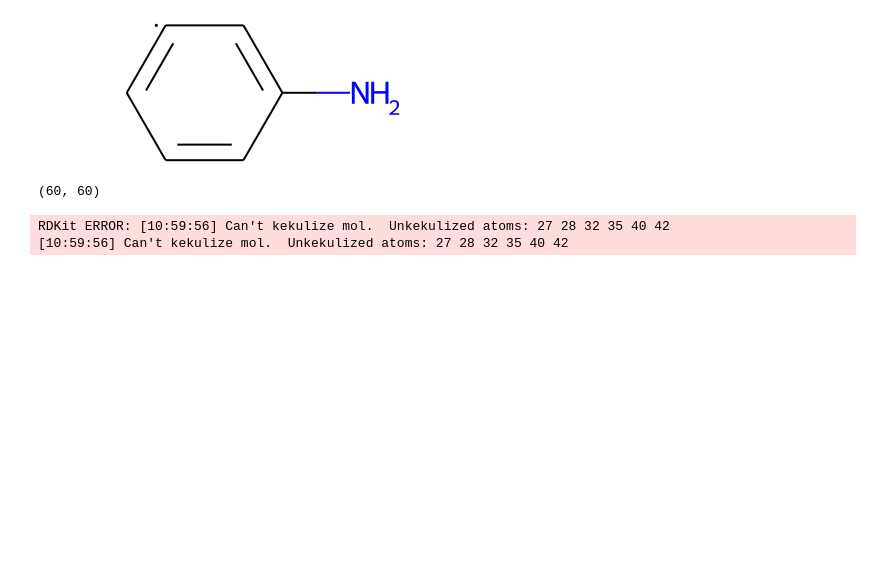
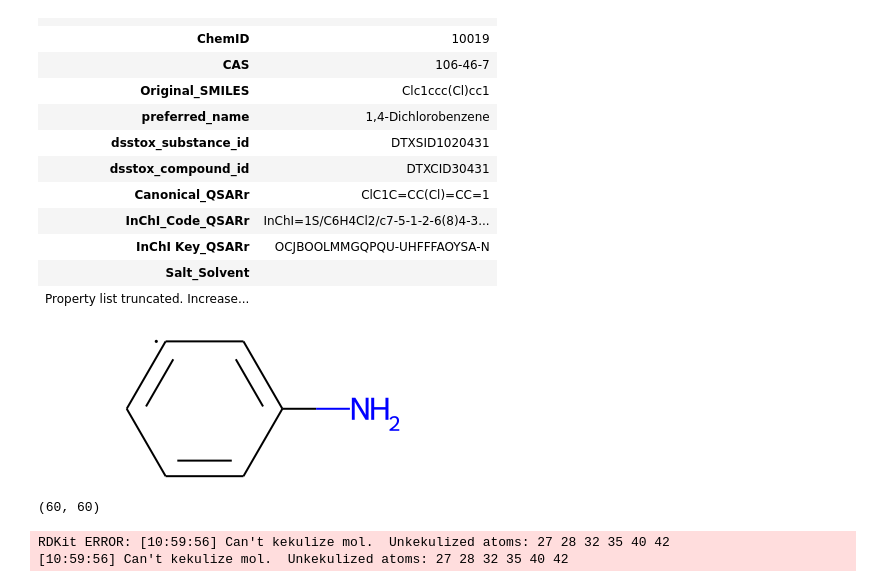
Before and after one commit to Strandgaard96/GB_GA, a Jupyter notebook: notebooks/RDKIT.ipynb, the cells around one changed output. Drawn from its saved outputs; the diff is of its cells as text; code cells hidden in the pictures; blank space fills up the shorter version.

```diff
--- a/notebooks/RDKIT.ipynb
+++ b/notebooks/RDKIT.ipynb
@@ -13,6 +13,23 @@ from rdkit import Chem
 from rdkit.Chem import Draw
 from rdkit.Chem.Draw import IPythonConsole, MolsToGridImage
 from rdkit.Chem import AllChem
+# %%
+suppl = Chem.SDMolSupplier('/home/magstr/Downloads/FU_QR.sdf')
+# %%
+suppl[9]
+# %% [output]
+|  |  |
+| ChemID | 10019 |
+| CAS | 106-46-7 |
+| Original_SMILES | Clc1ccc(Cl)cc1 |
+| preferred_name | 1,4-Dichlorobenzene |
+| dsstox_substance_id | DTXSID1020431 |
+| dsstox_compound_id | DTXCID30431 |
+| Canonical_QSARr | ClC1C=CC(Cl)=CC=1 |
+| InChI_Code_QSARr | InChI=1S/C6H4Cl2/c7-5-1-2-6(8)4-3... |
+| InChI Key_QSARr | OCJBOOLMMGQPQU-UHFFFAOYSA-N |
+| Salt_Solvent |  |
+| Property list truncated. Increase... |  |
 # %%
 Chem.MolFromSmiles('C1=CC=[C]C=C1N')
 # %% [output]
```
Also changed, not shown: 3 other files.
